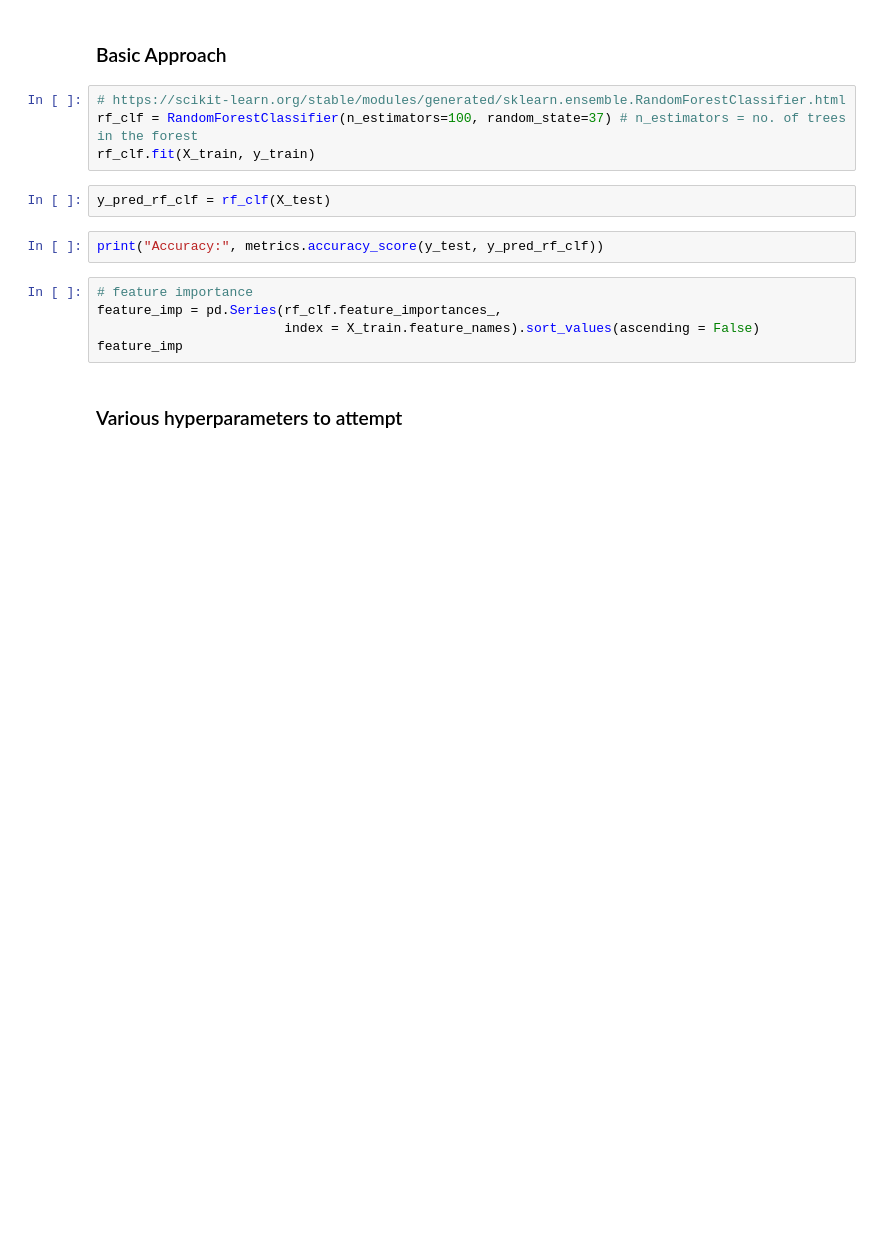
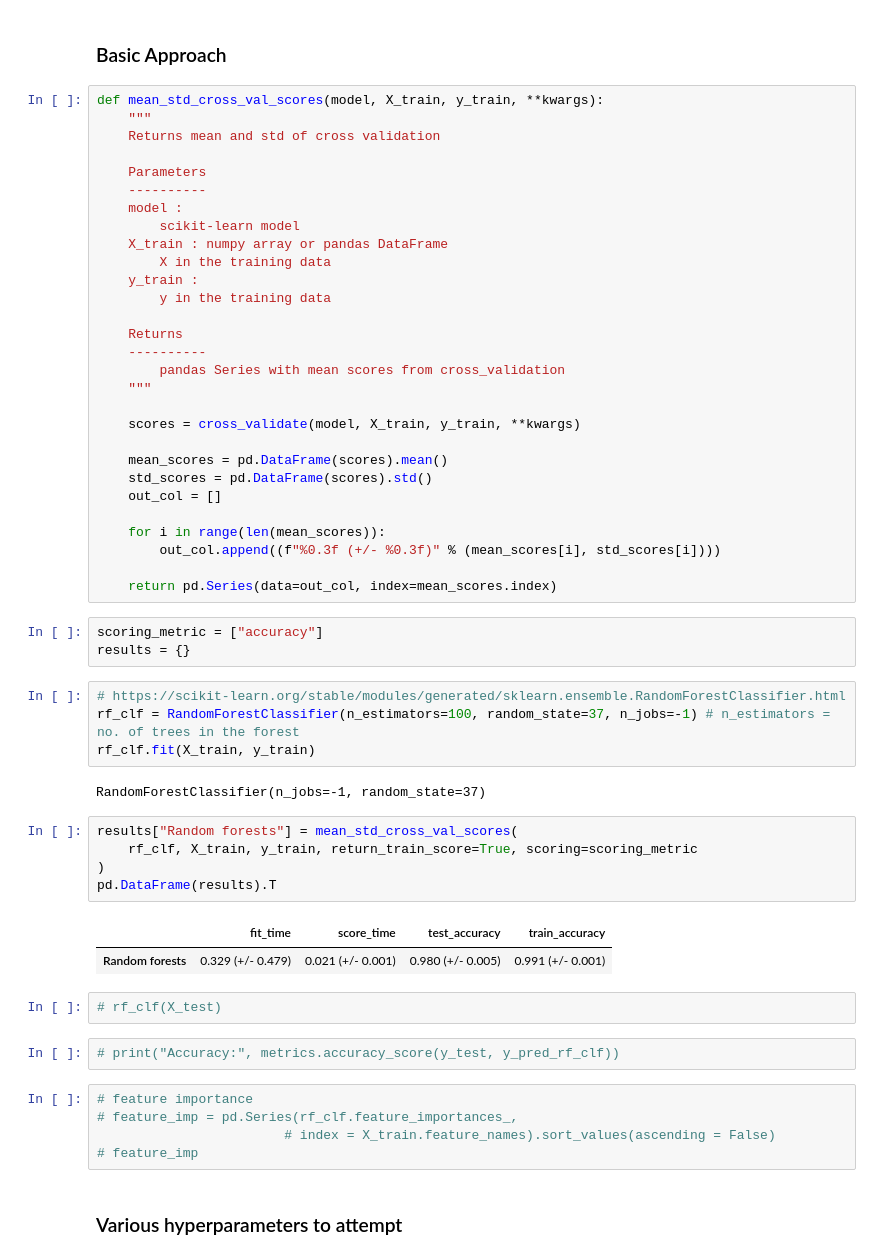
Before and after one commit to teejlab/API-Risk-Assessment-Framework, a Jupyter notebook: ml/treebasedmodels.ipynb, the cells around one changed output. Drawn from its saved outputs; the diff is of its cells as text; blank space fills up the shorter version.

```diff
--- a/ml/treebasedmodels.ipynb
+++ b/ml/treebasedmodels.ipynb
@@ -73,19 +165,61 @@ clf_maxleafnode = clf_maxleafnode.fit(X_train,y_train)
 ## 2. Random Forest
 # %% [markdown]
 ### Basic Approach
+# %%
+def mean_std_cross_val_scores(model, X_train, y_train, **kwargs):
+    """
+    Returns mean and std of cross validation
+
+    Parameters
+    ----------
+    model :
+        scikit-learn model
+    X_train : numpy array or pandas DataFrame
+        X in the training data
+    y_train :
+        y in the training data
+
+    Returns
+    ----------
+        pandas Series with mean scores from cross_validation
+    """
+
+    scores = cross_validate(model, X_train, y_train, **kwargs)
+
+    mean_scores = pd.DataFrame(scores).mean()
+    std_scores = pd.DataFrame(scores).std()
+    out_col = []
+
+    for i in range(len(mean_scores)):
+        out_col.append((f"%0.3f (+/- %0.3f)" % (mean_scores[i], std_scores[i])))
+
+    return pd.Series(data=out_col, index=mean_scores.index)
+# %%
+scoring_metric = ["accuracy"]
+results = {}
 # %%
 # https://scikit-learn.org/stable/modules/generated/sklearn.ensemble.RandomForestClassifier.html
-rf_clf = RandomForestClassifier(n_estimators=100, random_state=37) # n_estimators = no. of trees in the forest
+rf_clf = RandomForestClassifier(n_estimators=100, random_state=37, n_jobs=-1) # n_estimators = no. of trees in the forest
 rf_clf.fit(X_train, y_train)
+# %% [output]
+RandomForestClassifier(n_jobs=-1, random_state=37)
+# %%
+results["Random forests"] = mean_std_cross_val_scores(
+    rf_clf, X_train, y_train, return_train_score=True, scoring=scoring_metric
+)
+pd.DataFrame(results).T
+# %% [output]
+|  | fit_time | score_time | test_accuracy | train_accuracy |
+| Random forests | 0.329 (+/- 0.479) | 0.021 (+/- 0.001) | 0.980 (+/- 0.005) | 0.991 (+/- 0.001) |
 # %%
-y_pred_rf_clf = rf_clf(X_test)
+# rf_clf(X_test)
 # %%
-print("Accuracy:", metrics.accuracy_score(y_test, y_pred_rf_clf))
+# print("Accuracy:", metrics.accuracy_score(y_test, y_pred_rf_clf))
 # %%
 # feature importance
-feature_imp = pd.Series(rf_clf.feature_importances_,
-                        index = X_train.feature_names).sort_values(ascending = False)
-feature_imp
+# feature_imp = pd.Series(rf_clf.feature_importances_,
+                        # index = X_train.feature_names).sort_values(ascending = False)
+# feature_imp
 # %% [markdown]
 ### Various hyperparameters to attempt
 # %%
```
Also changed, not shown: parts of 26 cells of this notebook.
